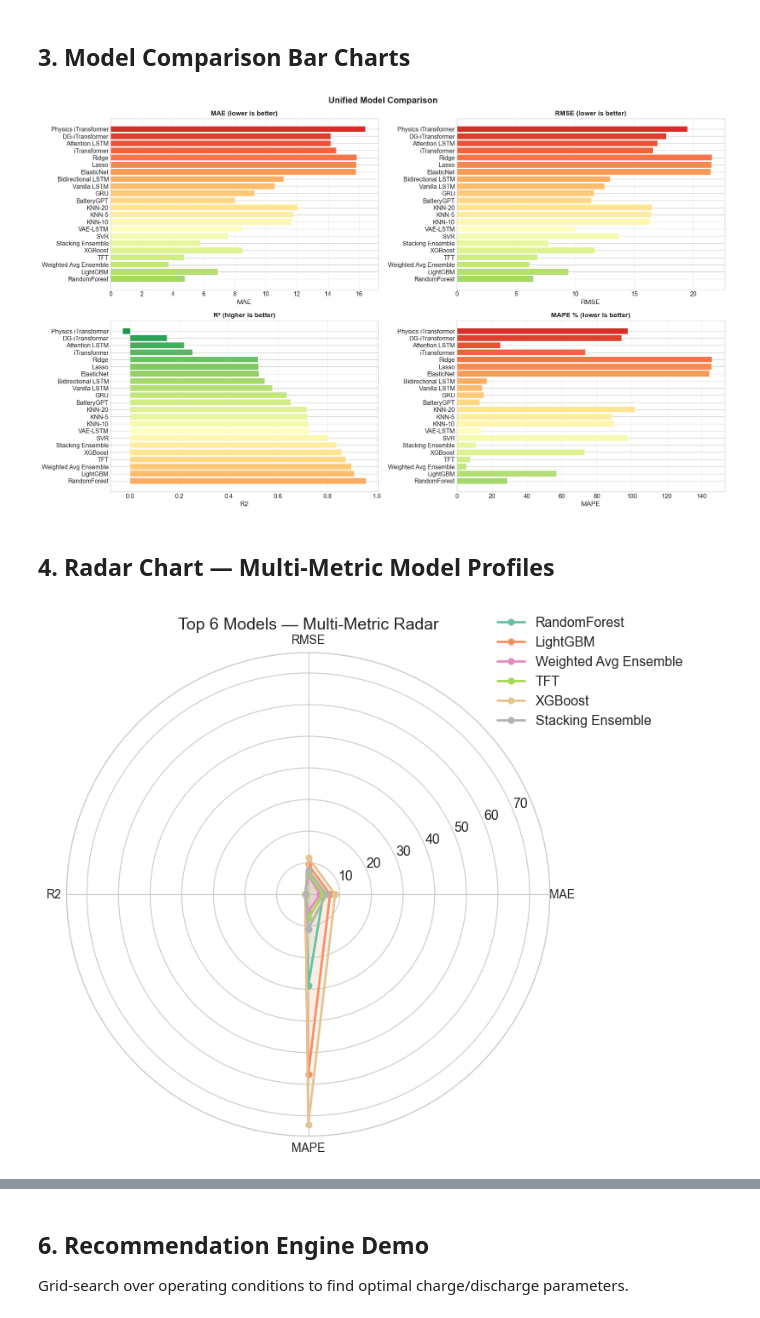
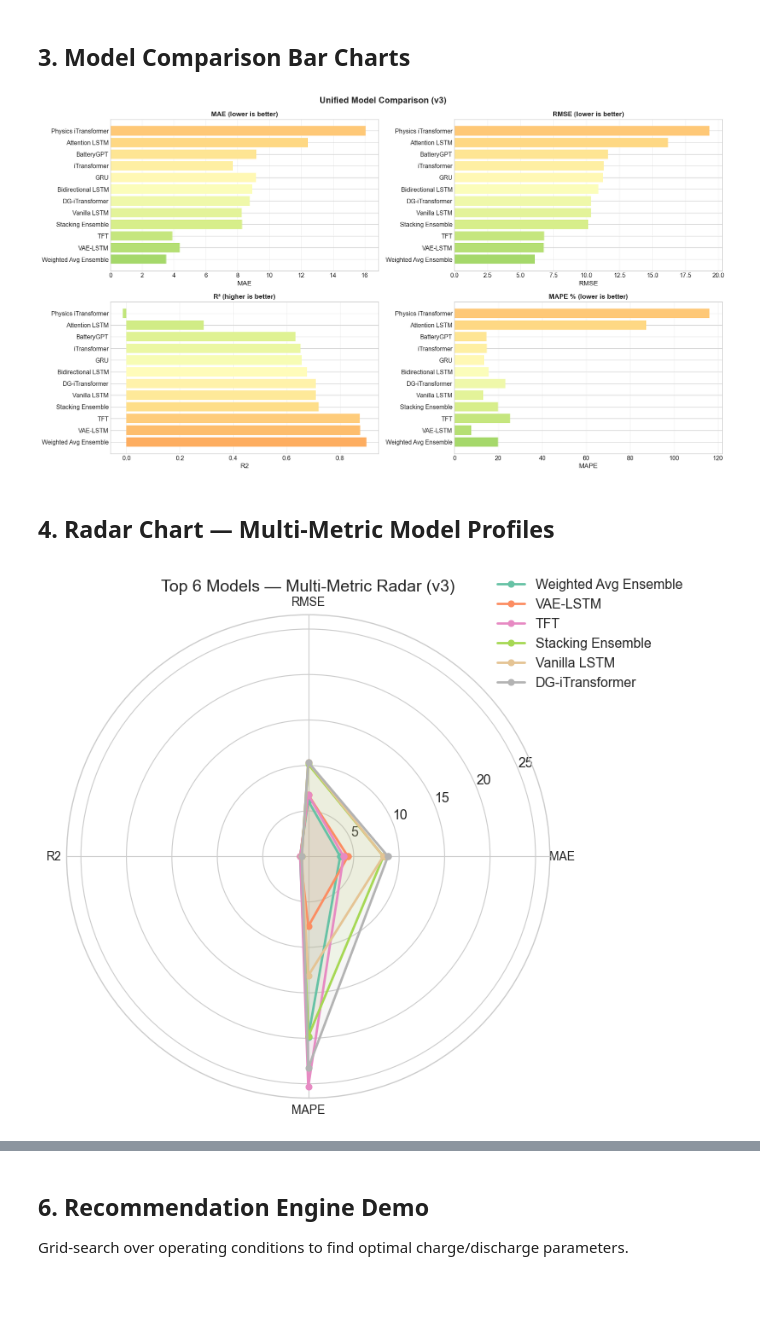
Before and after one commit to NeerajCodz/aiBatteryLifeCycle, a Jupyter notebook: notebooks/09_evaluation.ipynb, the cells around one changed output, grey strips where cells are left out. Saved outputs shown, nothing was run; the diff lists cells and outputs as text; code cells hidden in the pictures; blank space fills up the shorter version.

```diff
--- a/notebooks/09_evaluation.ipynb
+++ b/notebooks/09_evaluation.ipynb
@@ -32,5 +36,6 @@ from src.utils.config import ARTIFACTS_DIR, FIGURES_DIR, get_version_paths
 
 plt.style.use("seaborn-v0_8-whitegrid")
 
-# v2 paths
-v2 = get_version_paths('v2')
+# v3 paths
+v3 = get_version_paths("v3")
+print(f"v3 artifacts: {v3['root']}")
@@ -37,12 +44,12 @@ v2 = get_version_paths('v2')
 # %% [markdown]
 ## 1. Load All Results
 # %%
-# Collect results from all training notebooks
+# Collect results from all v3 training notebooks
 all_results = {}
 
 # Classical ML
 try:
-    classical = pd.read_csv(v2["results"] / "v2_classical_soh_results.csv", index_col=0)
+    classical = pd.read_csv(v3["results"] / "v3_classical_soh_results.csv", index_col=0)
     for name in classical.index:
         all_results[name] = classical.loc[name].to_dict()
     print(f"Classical models: {len(classical)} loaded")
@@ -51,7 +58,7 @@ except FileNotFoundError:
 
 # LSTM family
 try:
-    lstm = pd.read_csv(v2["results"] / "v2_lstm_soh_results.csv", index_col=0)
+    lstm = pd.read_csv(v3["results"] / "v3_lstm_soh_results.csv", index_col=0)
     for name in lstm.index:
         all_results[name] = lstm.loc[name].to_dict()
     print(f"LSTM models: {len(lstm)} loaded")
@@ -60,7 +67,7 @@ except FileNotFoundError:
 
 # Transformer family
 try:
-    trans = pd.read_csv(v2["results"] / "v2_transformer_soh_results.csv", index_col=0)
+    trans = pd.read_csv(v3["results"] / "v3_transformer_soh_results.csv", index_col=0)
     for name in trans.index:
         all_results[name] = trans.loc[name].to_dict()
     print(f"Transformer models: {len(trans)} loaded")
@@ -69,7 +76,7 @@ except FileNotFoundError:
 
 # Dynamic Graph iTransformer
 try:
-    with open(v2["results"] / "v2_dg_itransformer_results.json") as f:
+    with open(v3["results"] / "v3_dg_itransformer_results.json") as f:
         all_results["DG-iTransformer"] = json.load(f)
     print("DG-iTransformer loaded")
 except FileNotFoundError:
@@ -77,7 +84,7 @@ except FileNotFoundError:
 
 # VAE-LSTM
 try:
-    with open(v2["results"] / "v2_vae_lstm_results.json") as f:
+    with open(v3["results"] / "v3_vae_lstm_results.json") as f:
         all_results["VAE-LSTM"] = json.load(f)
     print("VAE-LSTM loaded")
 except FileNotFoundError:
@@ -85,11 +92,11 @@ except FileNotFoundError:
 
 # Ensemble
 try:
-    ens = pd.read_csv(v2["results"] / "v2_ensemble_results.csv", index_col=0)
+    ens = pd.read_csv(v3["results"] / "v3_ensemble_results.csv", index_col=0)
     for name in ens.index:
         if "Ensemble" in name:
             all_results[name] = ens.loc[name].to_dict()
-    print(f"Ensemble models loaded")
+    print("Ensemble models loaded")
 except FileNotFoundError:
     print("No ensemble results — run notebook 08")
 
@@ -137,30 +144,30 @@ Saved to artifacts/unified_results.csv
 # %%
 n_models = len(summary)
 fig, axes = plt.subplots(2, 2, figsize=(18, max(10, n_models * 0.5)))
 names = summary.index.tolist()
 
 metrics_to_plot = [
     ("MAE", "MAE (lower is better)", "RdYlGn_r"),
     ("RMSE", "RMSE (lower is better)", "RdYlGn_r"),
     ("R2", "R² (higher is better)", "RdYlGn"),
     ("MAPE", "MAPE % (lower is better)", "RdYlGn_r"),
 ]
 
 for ax, (col, title, cmap) in zip(axes.flat, metrics_to_plot):
     if col in summary.columns:
         values = summary[col].values
         colors = plt.cm.get_cmap(cmap)(np.linspace(0.3, 0.9, len(values)))
         ax.barh(names, values, color=colors)
         ax.set_xlabel(col)
         ax.set_title(title, fontweight="bold")
         ax.grid(True, alpha=0.3, axis="x")
 
-plt.suptitle("Unified Model Comparison", fontsize=16, fontweight="bold")
+plt.suptitle("Unified Model Comparison (v3)", fontsize=16, fontweight="bold")
 plt.tight_layout()
-save_fig(fig, "v2_unified_model_comparison")
+save_fig(fig, "v3_unified_model_comparison", directory=v3["figures"])
 plt.show()
 # %% [output]
-[figure, old version]
+[figure, new version]
 # %% [markdown]
 ## 4. Radar Chart — Multi-Metric Model Profiles
 # %%
@@ -172,11 +179,11 @@ available_metrics = [m for m in metrics_for_radar if m in top_models.columns]
 if len(available_metrics) >= 3:
     plot_radar_chart(
         top_models[available_metrics].to_dict("index"),
-        title="Top 6 Models — Multi-Metric Radar",
-        save_name="radar_top6"
+        title="Top 6 Models — Multi-Metric Radar (v3)",
+        save_name="v3_radar_top6",
     )
 else:
     print("Not enough metrics for radar chart.")
 # %% [output]
-[figure, old version]
+[figure, new version]
 # %% [markdown]
```
Also changed, not shown: parts of 7 cells of this notebook, 19 other files.
